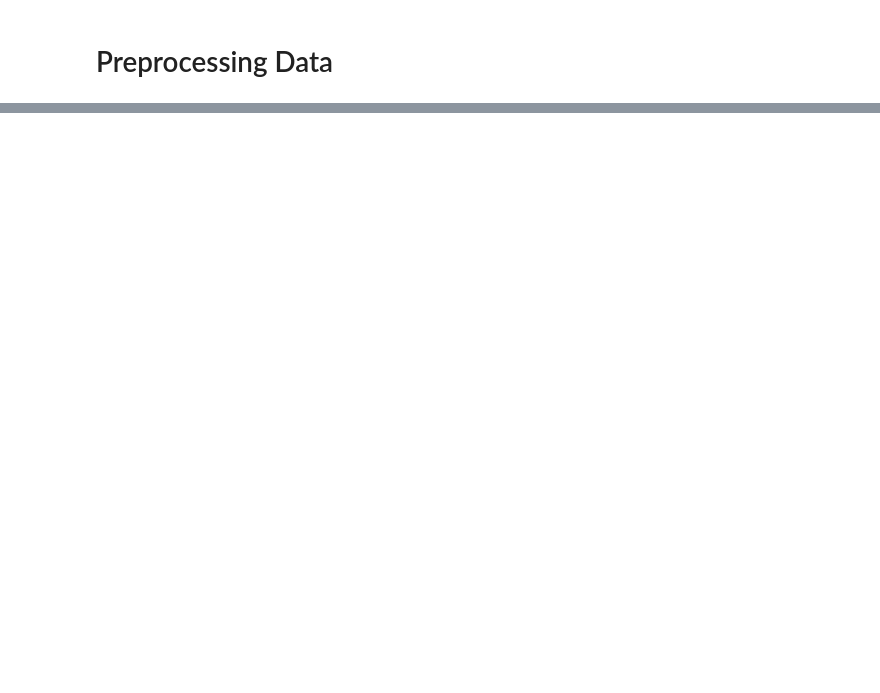
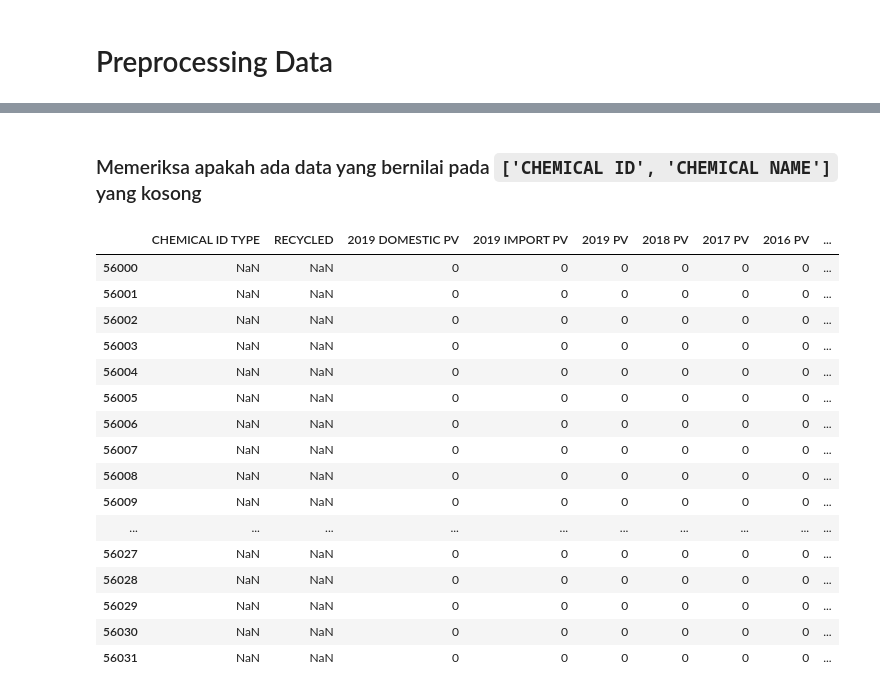
Before and after one commit to randy-ar/gcolab, a Jupyter notebook: Preprocessing_data_EPA_Chemical_Data_Reporting.ipynb, the cells around one changed output, grey strips where cells are left out. Cells and saved outputs as stored; diff of their text form; code cells hidden in the pictures; blank space fills up the shorter version.

```diff
--- a/Preprocessing_data_EPA_Chemical_Data_Reporting.ipynb
+++ b/Preprocessing_data_EPA_Chemical_Data_Reporting.ipynb
@@ -65,0 +98,3 @@ df_nationally.head()
+# %%
+df_consumer = df_consumer[selected_column]
+df_consumer.isnull().sum()
@@ -85,0 +235,4 @@ memory usage: 32.9+ MB
+# %%
+# prompt: convert SITE LATITUDE SITE LONGITUDE to float
+df_consumer['SITE LATITUDE'] = pd.to_numeric(df_consumer['SITE LATITUDE'], errors='coerce')
+df_consumer['SITE LONGITUDE'] = pd.to_numeric(df_consumer['SITE LONGITUDE'], errors='coerce')
@@ -85,0 +262,7 @@ memory usage: 32.9+ MB
+# %%
+df_consumer['2019 DOMESTIC PV'].fillna(df_consumer['2019 DOMESTIC PV'].median(), inplace=True)
+df_consumer['2019 IMPORT PV'].fillna(df_consumer['2019 IMPORT PV'].median(), inplace=True)
+df_consumer['2019 PV'].fillna(df_consumer['2019 PV'].median(), inplace=True)
+df_consumer['2018 PV'].fillna(df_consumer['2018 PV'].median(), inplace=True)
+df_consumer['2017 PV'].fillna(df_consumer['2017 PV'].median(), inplace=True)
+df_consumer['2016 PV'].fillna(df_consumer['2016 PV'].median(), inplace=True)
@@ -85,0 +296,48 @@ memory usage: 32.9+ MB
+# %% [markdown]
+### Memeriksa apakah ada data yang bernilai pada `['CHEMICAL ID', 'CHEMICAL NAME']` yang kosong
+# %%
+# Filter rows where 'CHEMICAL ID' or 'CHEMICAL NAME' is null
+null_chemical_info_rows = df_consumer[(df_consumer['CHEMICAL ID'].isnull()) | (df_consumer['CHEMICAL NAME'].isnull())]
+
+# Select the desired columns from the filtered rows
+result = null_chemical_info_rows[['CHEMICAL ID TYPE',
+                                'RECYCLED',
+                                '2019 DOMESTIC PV',
+                                '2019 IMPORT PV',
+                                '2019 PV',
+                                '2018 PV',
+                                '2017 PV',
+                                '2016 PV',
+                                'SITE LATITUDE',
+                                'SITE LONGITUDE',
+                                'SITE CITY',
+                                'SITE COUNTY / PARISH',
+                                'SITE STATE',
+                                'SITE POSTAL CODE',
+                                'SITE NAICS CODE 1',
+                                'SITE NAICS ACTIVITY 1',
+                                'SITE NAICS CODE 2',
+                                'SITE NAICS ACTIVITY 2',
+                                'SITE NAICS CODE 3',
+                                'SITE NAICS ACTIVITY 3',]]
+
+# Print the resulting DataFrame
+result
+# %% [output]
+|  | CHEMICAL ID TYPE | RECYCLED | 2019 DOMESTIC PV | 2019 IMPORT PV | 2019 PV | 2018 PV | 2017 PV | 2016 PV | ... |
+| 56000 | NaN | NaN | 0 | 0 | 0 | 0 | 0 | 0 | ... |
+| 56001 | NaN | NaN | 0 | 0 | 0 | 0 | 0 | 0 | ... |
+| 56002 | NaN | NaN | 0 | 0 | 0 | 0 | 0 | 0 | ... |
+| 56003 | NaN | NaN | 0 | 0 | 0 | 0 | 0 | 0 | ... |
+| 56004 | NaN | NaN | 0 | 0 | 0 | 0 | 0 | 0 | ... |
+| 56005 | NaN | NaN | 0 | 0 | 0 | 0 | 0 | 0 | ... |
+| 56006 | NaN | NaN | 0 | 0 | 0 | 0 | 0 | 0 | ... |
+| 56007 | NaN | NaN | 0 | 0 | 0 | 0 | 0 | 0 | ... |
+| 56008 | NaN | NaN | 0 | 0 | 0 | 0 | 0 | 0 | ... |
+| 56009 | NaN | NaN | 0 | 0 | 0 | 0 | 0 | 0 | ... |
+| ... | ... | ... | ... | ... | ... | ... | ... | ... | ... |
+| 56027 | NaN | NaN | 0 | 0 | 0 | 0 | 0 | 0 | ... |
+| 56028 | NaN | NaN | 0 | 0 | 0 | 0 | 0 | 0 | ... |
+| 56029 | NaN | NaN | 0 | 0 | 0 | 0 | 0 | 0 | ... |
+| 56030 | NaN | NaN | 0 | 0 | 0 | 0 | 0 | 0 | ... |
+| 56031 | NaN | NaN | 0 | 0 | 0 | 0 | 0 | 0 | ... |
```
Also changed, not shown: parts of 50 cells of this notebook.
